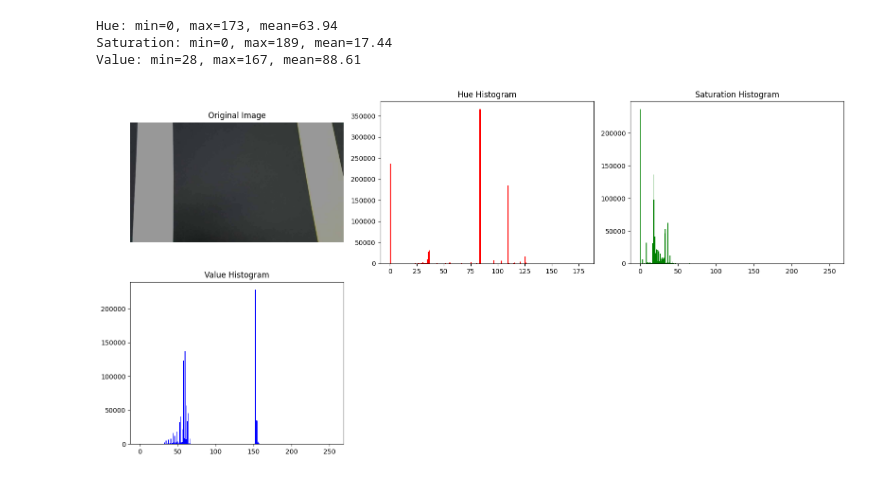
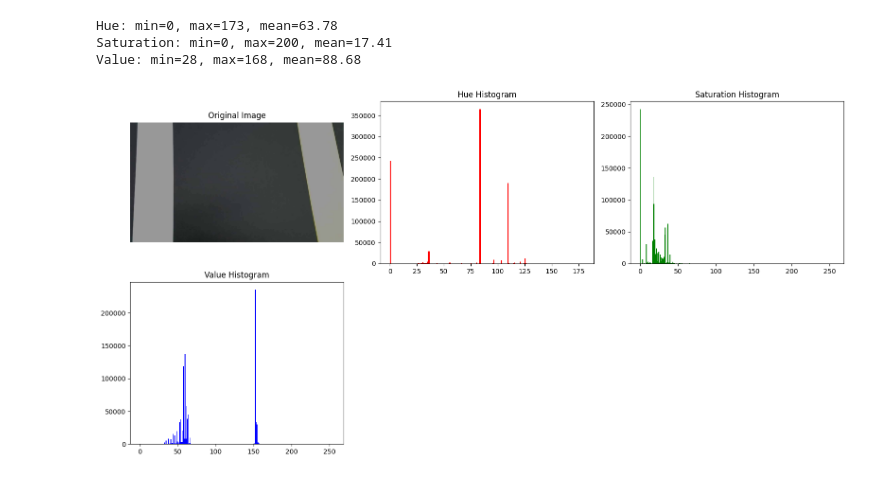
Before and after one commit to rokeycb4/rokeypj_ws, a Jupyter notebook: src/turtlebot3_autorace_camera/test_img.ipynb, the cells around one changed output. Drawn from its saved outputs; the diff is of its cells as text; code cells hidden in the pictures.

```diff
--- a/src/turtlebot3_autorace_camera/test_img.ipynb
+++ b/src/turtlebot3_autorace_camera/test_img.ipynb
@@ -4,8 +4,12 @@ import numpy as np
 import matplotlib.pyplot as plt
 
 # 이미지 불러오기
+img_path = '/home/kiwi/github_package/rokeypj_ws/src/turtlebot3_autorace_camera/turtlebot3_autorace_camera/saved_img/' \
++ "01.jpg"
+
 # image_bgr = cv2.imread('/home/kiwi/github_package/rokeypj_ws/src/turtlebot3_autorace_camera/turtlebot3_autorace_camera/saved_img/saved_image_20250617_200339.jpg')
-image_bgr = cv2.imread('/home/kiwi/github_package/rokeypj_ws/src/turtlebot3_autorace_camera/turtlebot3_autorace_camera/saved_img/saved_image_20250618_134300.jpg')
+image_bgr = cv2.imread(img_path)
+
 image_rgb = cv2.cvtColor(image_bgr, cv2.COLOR_BGR2RGB)
 
 # BGR → HSV 변환
@@ -30,34 +34,34 @@ plt.axis('off')
 # Hue 히스토그램
 plt.subplot(2, 3, 2)
 plt.hist(h.ravel(), bins=180, range=(0, 180), color='red')
 plt.title('Hue Histogram')
 
 # Saturation 히스토그램
 plt.subplot(2, 3, 3)
 plt.hist(s.ravel(), bins=256, range=(0, 256), color='green')
 plt.title('Saturation Histogram')
 
 # Value 히스토그램
 plt.subplot(2, 3, 4)
 plt.hist(v.ravel(), bins=256, range=(0, 256), color='blue')
 plt.title('Value Histogram')
 
 # # H 채널 이미지
 # plt.subplot(2, 3, 5)
 # plt.imshow(h, cmap='hsv')
 # plt.title('Hue Channel')
 # plt.axis('off')
 
 # # V 채널 이미지
 # plt.subplot(2, 3, 6)
 # plt.imshow(v, cmap='gray')
 # plt.title('Value Channel')
 # plt.axis('off')
 
 plt.tight_layout()
 plt.show()
 # %% [output]
-Hue: min=0, max=173, mean=63.94
-Saturation: min=0, max=189, mean=17.44
-Value: min=28, max=167, mean=88.61
+Hue: min=0, max=173, mean=63.78
+Saturation: min=0, max=200, mean=17.41
+Value: min=28, max=168, mean=88.68
-[figure, old version]
+[figure, new version]
```
Also changed, not shown: 2 other files.
